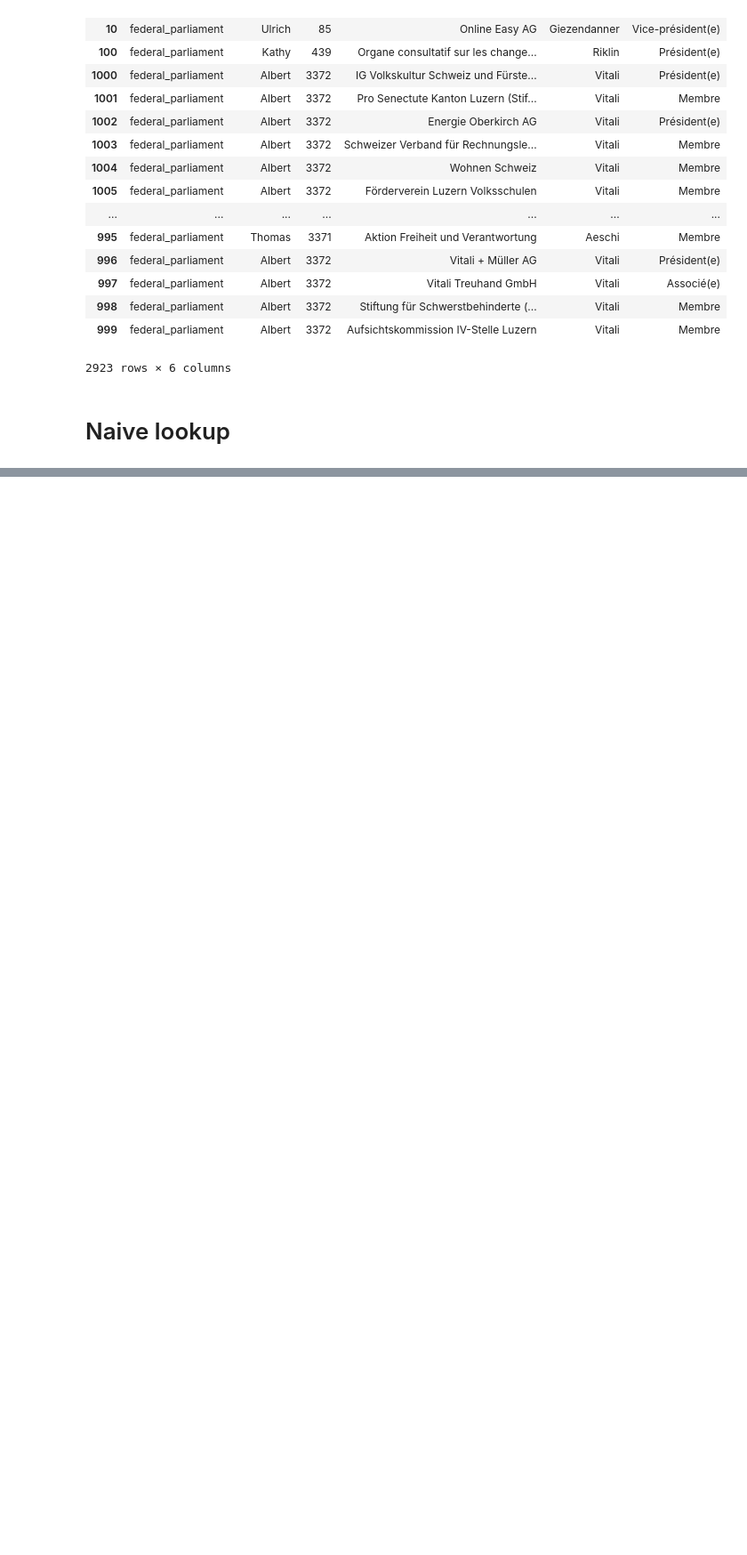
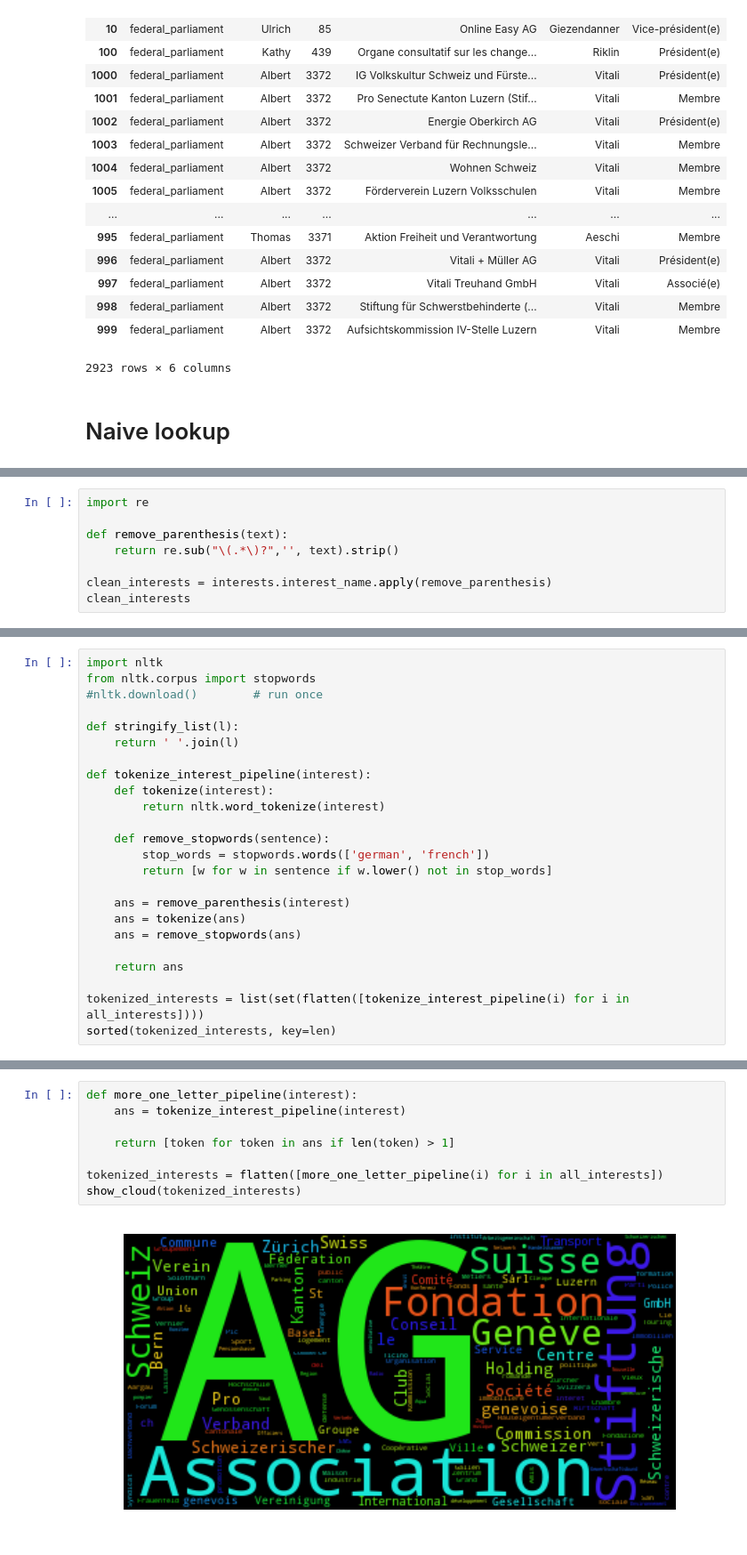
Before and after one commit to fdevillard/ada-swissleak, a Jupyter notebook: Prospect interest and Zefix results.ipynb, the cells around one changed output, grey strips where cells are left out. Shown at 89% size. Saved outputs shown, nothing was run; the diff lists cells and outputs as text; blank space fills up the shorter version.

```diff
--- a/Prospect interest and Zefix results.ipynb
+++ b/Prospect interest and Zefix results.ipynb
@@ -205,0 +288,8 @@ df
+# %%
+import re
+
+def remove_parenthesis(text):
+    return re.sub("\(.*\)?",'', text).strip()
+
+clean_interests = interests.interest_name.apply(remove_parenthesis)
+clean_interests
@@ -205,0 +314,24 @@ df
+# %%
+import nltk
+from nltk.corpus import stopwords
+#nltk.download()        # run once
+
+def stringify_list(l):
+    return ' '.join(l)
+
+def tokenize_interest_pipeline(interest):
+    def tokenize(interest):
+        return nltk.word_tokenize(interest)
+
+    def remove_stopwords(sentence):
+        stop_words = stopwords.words(['german', 'french'])
+        return [w for w in sentence if w.lower() not in stop_words]
+
+    ans = remove_parenthesis(interest)
+    ans = tokenize(ans)
+    ans = remove_stopwords(ans)
+
+    return ans
+
+tokenized_interests = list(set(flatten([tokenize_interest_pipeline(i) for i in all_interests])))
+sorted(tokenized_interests, key=len)
@@ -205,0 +358,10 @@ df
+# %%
+def more_one_letter_pipeline(interest):
+    ans = tokenize_interest_pipeline(interest)
+
+    return [token for token in ans if len(token) > 1]
+
+tokenized_interests = flatten([more_one_letter_pipeline(i) for i in all_interests])
+show_cloud(tokenized_interests)
+# %% [output]
+[figure, added]
```
Also changed, not shown: parts of 39 cells of this notebook, 1 other file.
